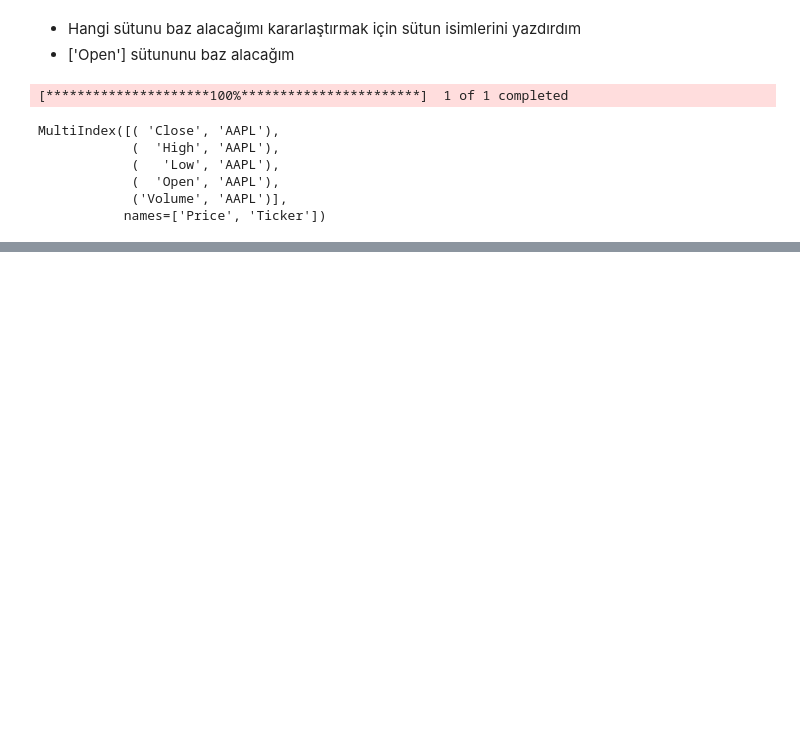
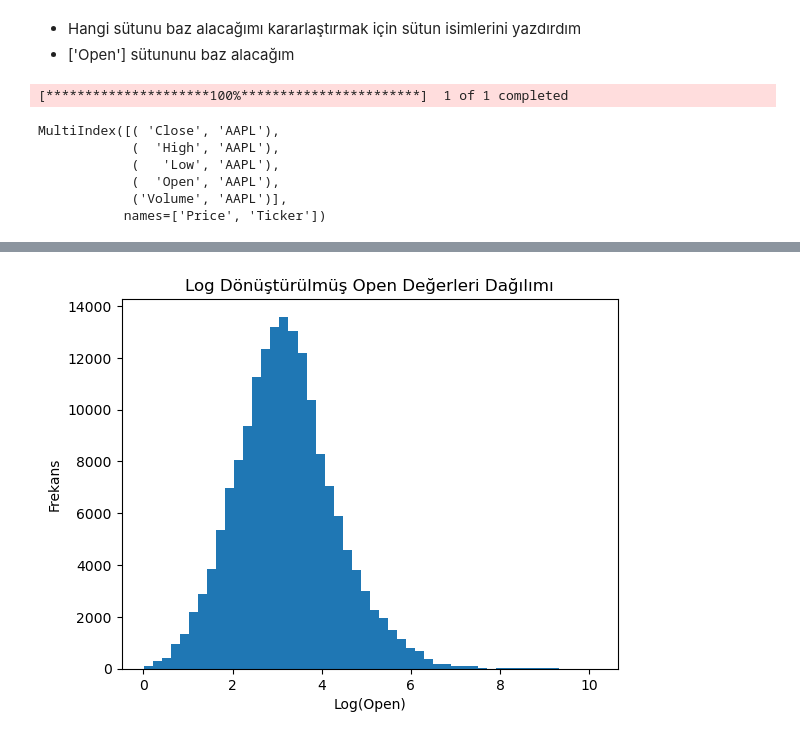
Before and after one commit to Emin-35/Data-Intensive-Applications-Module-Project, a Jupyter notebook: YZUP-VYU-Proje.ipynb, the cells around one changed output, grey strips where cells are left out. Saved outputs shown, nothing was run; the diff lists cells and outputs as text; code cells hidden in the pictures; blank space fills up the shorter version.

```diff
--- a/YZUP-VYU-Proje.ipynb
+++ b/YZUP-VYU-Proje.ipynb
@@ -320,0 +444,8 @@ data_monthly_mom
+# %%
+plt.hist(long_formatted_data["Open_LOG"], bins=50)
+plt.title("Log Dönüştürülmüş Open Değerleri Dağılımı")
+plt.xlabel("Log(Open)")
+plt.ylabel("Frekans")
+plt.show()
+# %% [output]
+[figure, added]
```
Also changed, not shown: parts of 81 cells of this notebook, 17 other files.
